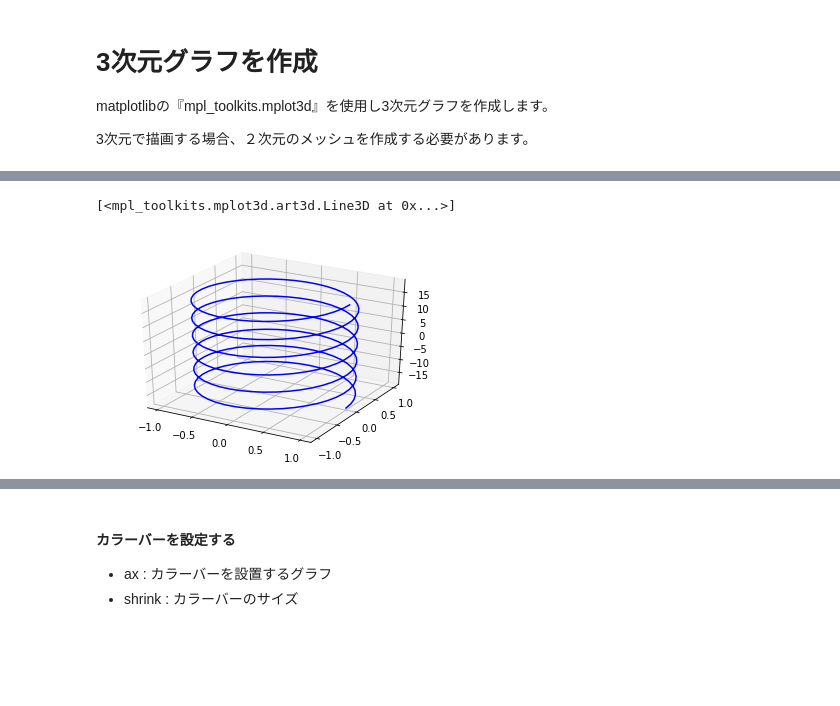
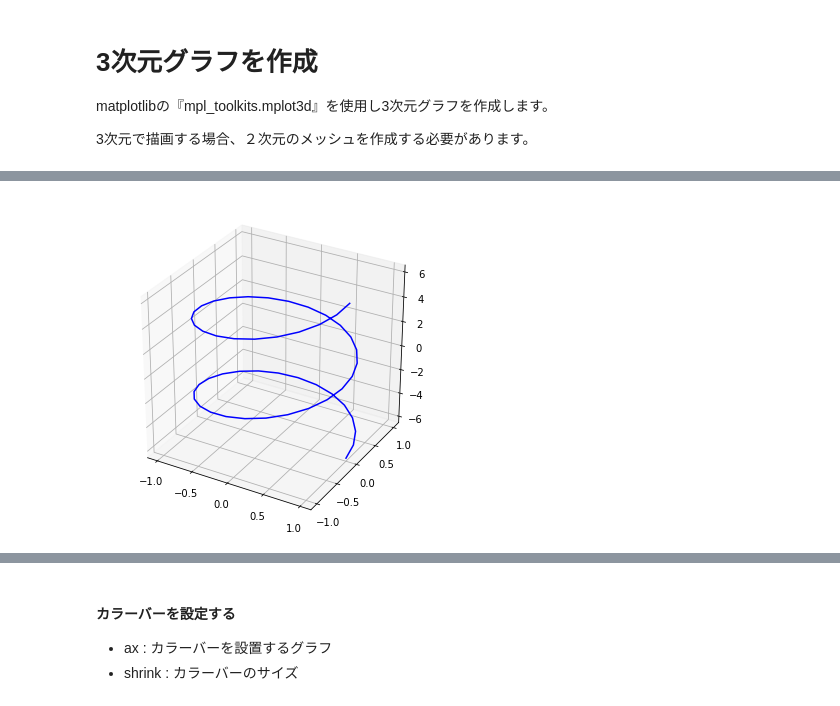
Before and after one commit to Yuma-Ichikawa/visualization_python, a Jupyter notebook: 3d_graph.ipynb, the cells around one changed output, grey strips where cells are left out. Drawn from its saved outputs; the diff is of its cells as text; code cells hidden in the pictures; blank space fills up the shorter version.

```diff
--- a/3d_graph.ipynb
+++ b/3d_graph.ipynb
@@ -18,10 +31,10 @@ x = np.cos(t)
 y = np.sin(t)
 z = t
 # %%
-fig, ax = plt.subplots(subplot_kw={'projection' : '3d'})
+fig, ax = plt.subplots(figsize=(6, 6), subplot_kw={'projection' : '3d'})
+ax.plot(x, y, z, c='b')
 ax.set_xticks(np.linspace(-1.0, 1.0, 5))
 ax.set_yticks(np.linspace(-1.0, 1.0, 5))
-ax.plot(x, y, z, c='b')
+plt.show()
 # %% [output]
-[<mpl_toolkits.mplot3d.art3d.Line3D at 0x...>]
-[figure, old version]
+[figure, new version]
```
Also changed, not shown: parts of 16 cells of this notebook.
